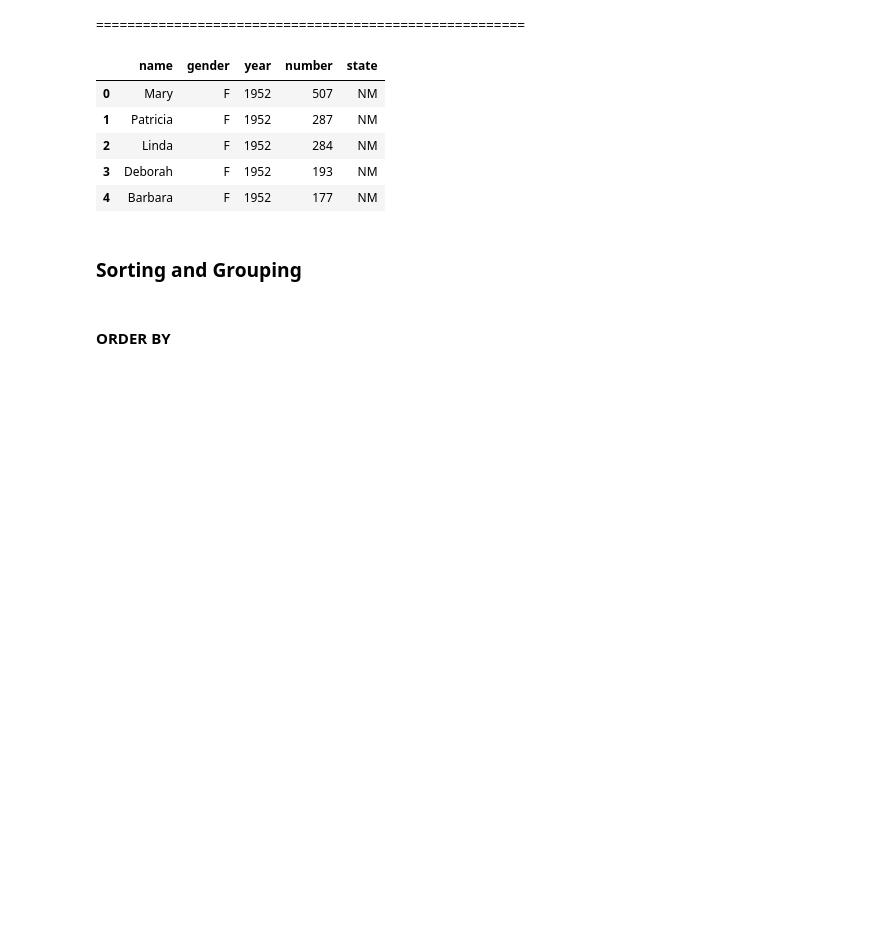
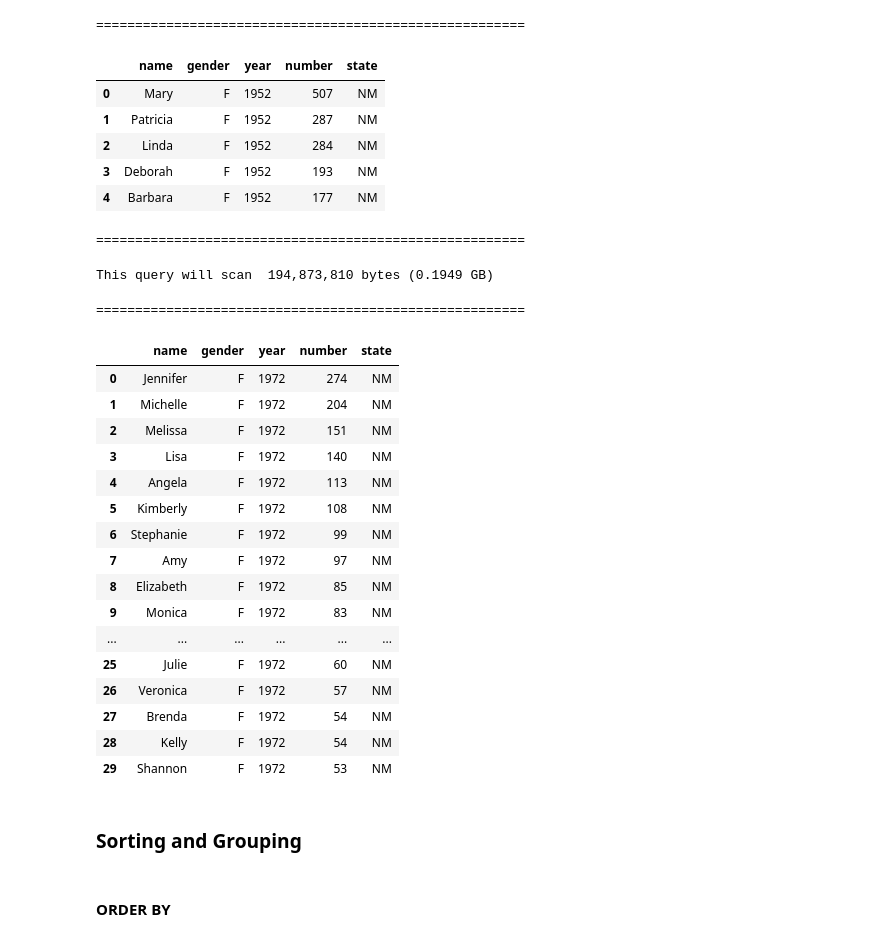
Before and after one commit to cyeef/Data-Science-Portfolio-C21-, a Jupyter notebook: Projects/Project-3/SQL.2-BQ.project.template.ipynb, the cells around one changed output. Drawn from its saved outputs; the diff is of its cells as text; code cells hidden in the pictures; blank space fills up the shorter version.

```diff
--- a/Projects/Project-3/SQL.2-BQ.project.template.ipynb
+++ b/Projects/Project-3/SQL.2-BQ.project.template.ipynb
@@ -320,6 +340,39 @@ This query will scan  194,873,810 bytes (0.1949 GB)
 | 2 | Linda | F | 1952 | 284 | NM |
 | 3 | Deborah | F | 1952 | 193 | NM |
 | 4 | Barbara | F | 1952 | 177 | NM |
+# %%
+query = """
+    SELECT name, gender, year, number, state
+    FROM `bigquery-public-data.usa_names.usa_1910_current`
+    WHERE state = 'NM' AND year =  1972
+    LIMIT 30
+"""
+print("="*55)
+dry_run(query)
+df = run_sql(query)
+print("="*55)
+df
+# %% [output]
+=======================================================
+This query will scan  194,873,810 bytes (0.1949 GB)
+=======================================================
+|  | name | gender | year | number | state |
+| 0 | Jennifer | F | 1972 | 274 | NM |
+| 1 | Michelle | F | 1972 | 204 | NM |
+| 2 | Melissa | F | 1972 | 151 | NM |
+| 3 | Lisa | F | 1972 | 140 | NM |
+| 4 | Angela | F | 1972 | 113 | NM |
+| 5 | Kimberly | F | 1972 | 108 | NM |
+| 6 | Stephanie | F | 1972 | 99 | NM |
+| 7 | Amy | F | 1972 | 97 | NM |
+| 8 | Elizabeth | F | 1972 | 85 | NM |
+| 9 | Monica | F | 1972 | 83 | NM |
+| ... | ... | ... | ... | ... | ... |
+| 25 | Julie | F | 1972 | 60 | NM |
+| 26 | Veronica | F | 1972 | 57 | NM |
+| 27 | Brenda | F | 1972 | 54 | NM |
+| 28 | Kelly | F | 1972 | 54 | NM |
+| 29 | Shannon | F | 1972 | 53 | NM |
 # %% [markdown]
 ### Sorting and Grouping
 # %% [markdown]
```
Also changed, not shown: parts of 4 cells of this notebook.
